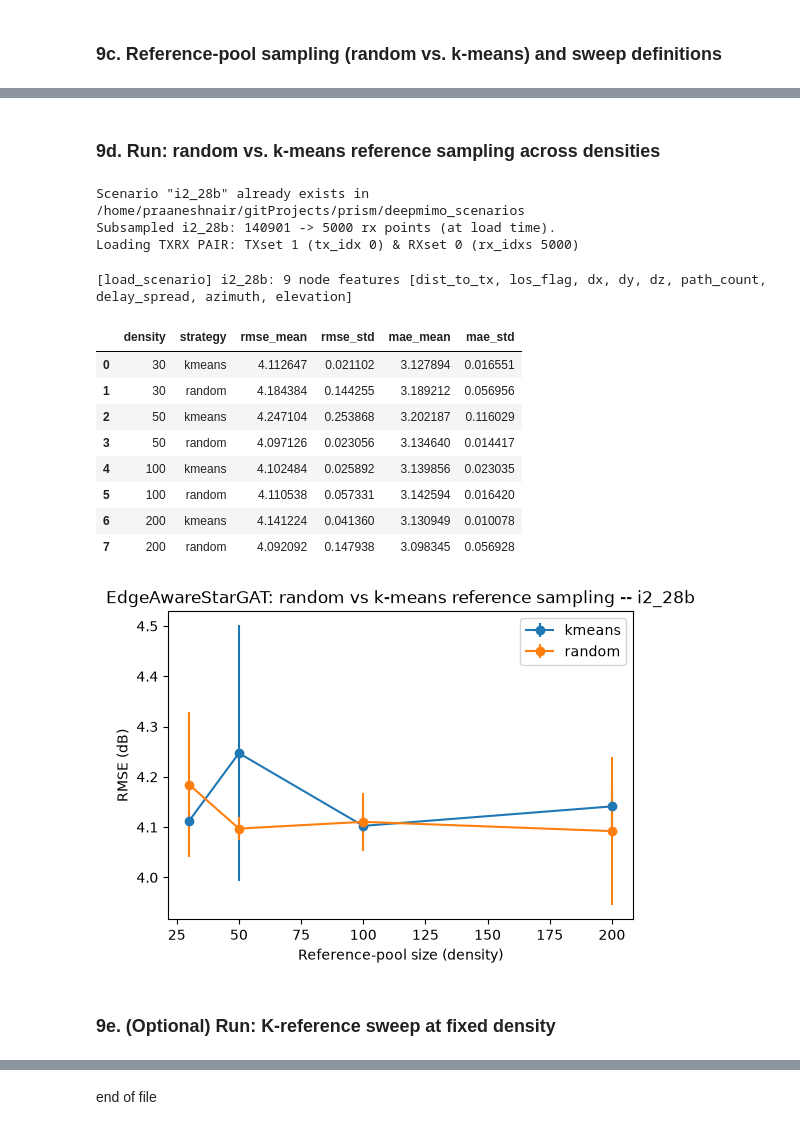
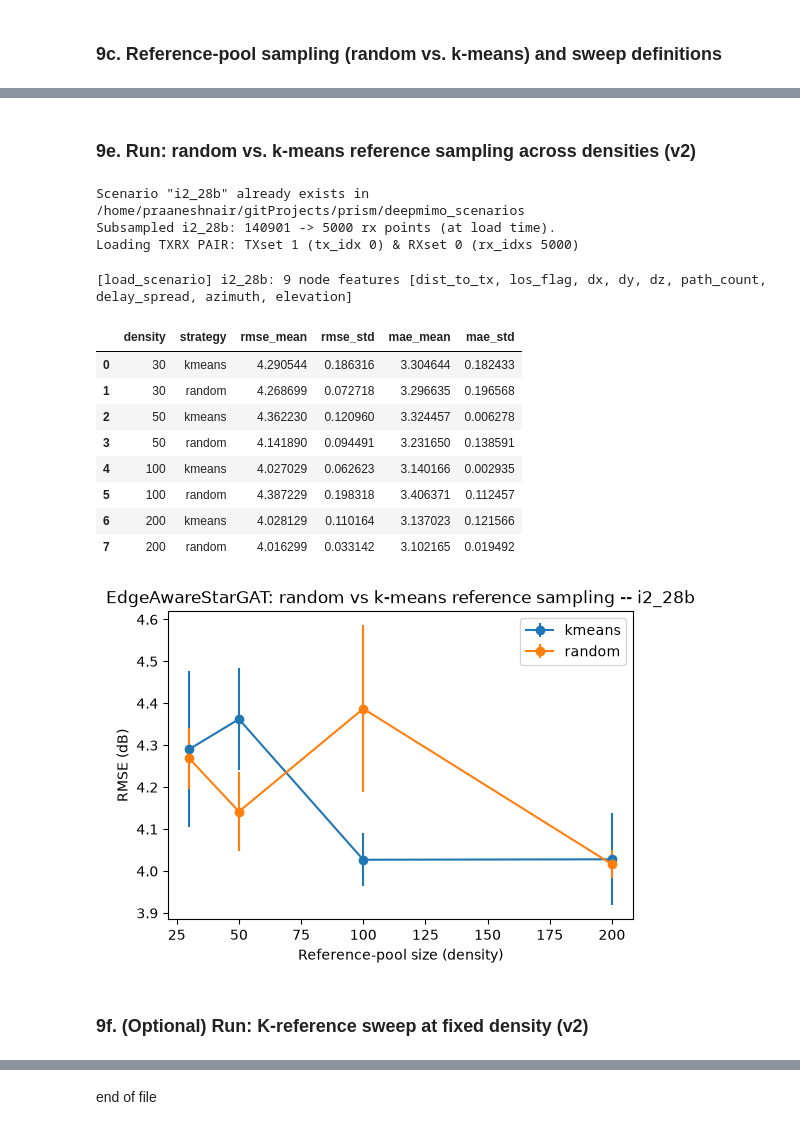
Before and after one commit to CompileArtisan/prism, a Jupyter notebook: radiomap_6g_sweep.ipynb, the cells around one changed output, grey strips where cells are left out. Saved outputs shown, nothing was run; the diff lists cells and outputs as text; code cells hidden in the pictures.

```diff
--- a/radiomap_6g_sweep.ipynb
+++ b/radiomap_6g_sweep.ipynb
@@ -1858,7 +1977,7 @@ def make_pool(positions, n_labeled, seed=0, strategy="random"):
 
 
 def k_reference_sweep(scenario_name, n_labeled=50, K_values=(2, 4, 8, 16, 32),
-                       n_seeds=3, strategy="random"):
+                       n_seeds=3, strategy="random", **run_kwargs):
     """PDF item 11 / Fig. 4 of the paper: sweep the per-query reference
     budget K for the star-graph model at a fixed measurement density, and
     report where accuracy saturates."""
@@ -1869,14 +1988,14 @@ def k_reference_sweep(scenario_name, n_labeled=50, K_values=(2, 4, 8, 16, 32),
             ref_pool_idx, test_idx = make_pool(positions, n_labeled, seed=seed, strategy=strategy)
             K_eff = min(K, len(ref_pool_idx) - 1)  # can't ask for more refs than the pool minus self
             out = run_star_gat(positions, feats, rss, freq_ghz, ref_pool_idx, test_idx,
-                                K=K_eff, seed=seed)
+                                K=K_eff, seed=seed, **run_kwargs)
             rows.append({"scenario": scenario_name, "K": K, "seed": seed,
                          "rmse": out["rmse"], "mae": out["mae"]})
     return pd.DataFrame(rows)
 
 
 def sampling_strategy_sweep(scenario_name, densities=(30, 50, 100, 200),
-                             K=8, n_seeds=3):
+                             K=8, n_seeds=3, **run_kwargs):
     """PDF items 13/14: random vs k-means reference-pool sampling, and their
     effect on EdgeAwareStarGAT accuracy at several densities."""
     positions, rss, feats, freq_ghz = load_scenario(scenario_name)
@@ -1887,7 +2006,7 @@ def sampling_strategy_sweep(scenario_name, densities=(30, 50, 100, 200),
                 ref_pool_idx, test_idx = make_pool(positions, n_labeled, seed=seed, strategy=strategy)
                 K_eff = min(K, len(ref_pool_idx) - 1)
                 out = run_star_gat(positions, feats, rss, freq_ghz, ref_pool_idx, test_idx,
-                                    K=K_eff, seed=seed)
+                                    K=K_eff, seed=seed, **run_kwargs)
                 rows.append({"scenario": scenario_name, "density": n_labeled,
                              "strategy": strategy, "seed": seed,
                              "rmse": out["rmse"], "mae": out["mae"]})
@@ -1895,37 +2086,37 @@ def sampling_strategy_sweep(scenario_name, densities=(30, 50, 100, 200),
 # %% [markdown]
-### 9d. Run: random vs. k-means reference sampling across densities
+### 9e. Run: random vs. k-means reference sampling across densities (v2)
 # %%
-sampling_df = sampling_strategy_sweep(SCENARIO_NAME, densities=(30, 50, 100, 200), K=8, n_seeds=3)
+sampling_df = sampling_strategy_sweep(SCENARIO_NAME, densities=(30, 50, 100, 200), K=8, n_seeds=3, variant="v2")
 sampling_summary = (sampling_df.groupby(["density", "strategy"])
                      .agg(rmse_mean=("rmse", "mean"), rmse_std=("rmse", "std"),
                           mae_mean=("mae", "mean"), mae_std=("mae", "std"))
                      .reset_index())
 display(sampling_summary)
 
 fig, ax = plt.subplots(figsize=(6, 4))
 for strategy, grp in sampling_summary.groupby("strategy"):
     grp = grp.sort_values("density")
     ax.errorbar(grp["density"], grp["rmse_mean"], yerr=grp["rmse_std"], marker="o", label=strategy)
 ax.set_xlabel("Reference-pool size (density)")
 ax.set_ylabel("RMSE (dB)")
 ax.set_title(f"EdgeAwareStarGAT: random vs k-means reference sampling -- {SCENARIO_NAME}")
 ax.legend()
 plt.show()
 # %% [output]
 Scenario "i2_28b" already exists in /home/praaneshnair/gitProjects/prism/deepmimo_scenarios
 Subsampled i2_28b: 140901 -> 5000 rx points (at load time).
 Loading TXRX PAIR: TXset 1 (tx_idx 0) & RXset 0 (rx_idxs 5000)
 [load_scenario] i2_28b: 9 node features [dist_to_tx, los_flag, dx, dy, dz, path_count, delay_spread, azimuth, elevation]
 |  | density | strategy | rmse_mean | rmse_std | mae_mean | mae_std |
-| 0 | 30 | kmeans | 4.112647 | 0.021102 | 3.127894 | 0.016551 |
-| 1 | 30 | random | 4.184384 | 0.144255 | 3.189212 | 0.056956 |
-| 2 | 50 | kmeans | 4.247104 | 0.253868 | 3.202187 | 0.116029 |
-| 3 | 50 | random | 4.097126 | 0.023056 | 3.134640 | 0.014417 |
-| 4 | 100 | kmeans | 4.102484 | 0.025892 | 3.139856 | 0.023035 |
-| 5 | 100 | random | 4.110538 | 0.057331 | 3.142594 | 0.016420 |
-| 6 | 200 | kmeans | 4.141224 | 0.041360 | 3.130949 | 0.010078 |
-| 7 | 200 | random | 4.092092 | 0.147938 | 3.098345 | 0.056928 |
+| 0 | 30 | kmeans | 4.290544 | 0.186316 | 3.304644 | 0.182433 |
+| 1 | 30 | random | 4.268699 | 0.072718 | 3.296635 | 0.196568 |
+| 2 | 50 | kmeans | 4.362230 | 0.120960 | 3.324457 | 0.006278 |
+| 3 | 50 | random | 4.141890 | 0.094491 | 3.231650 | 0.138591 |
+| 4 | 100 | kmeans | 4.027029 | 0.062623 | 3.140166 | 0.002935 |
+| 5 | 100 | random | 4.387229 | 0.198318 | 3.406371 | 0.112457 |
+| 6 | 200 | kmeans | 4.028129 | 0.110164 | 3.137023 | 0.121566 |
+| 7 | 200 | random | 4.016299 | 0.033142 | 3.102165 | 0.019492 |
-[figure, old version]
+[figure, new version]
 # %% [markdown]
-### 9e. (Optional) Run: K-reference sweep at fixed density
+### 9f. (Optional) Run: K-reference sweep at fixed density (v2)
 # %%
```
Also changed, not shown: parts of 15 cells of this notebook.
